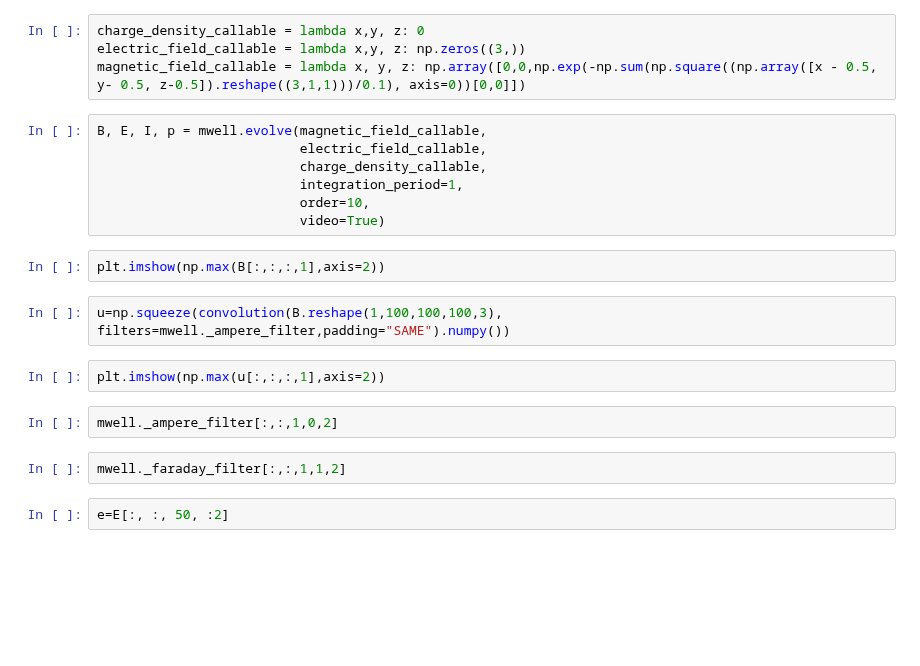
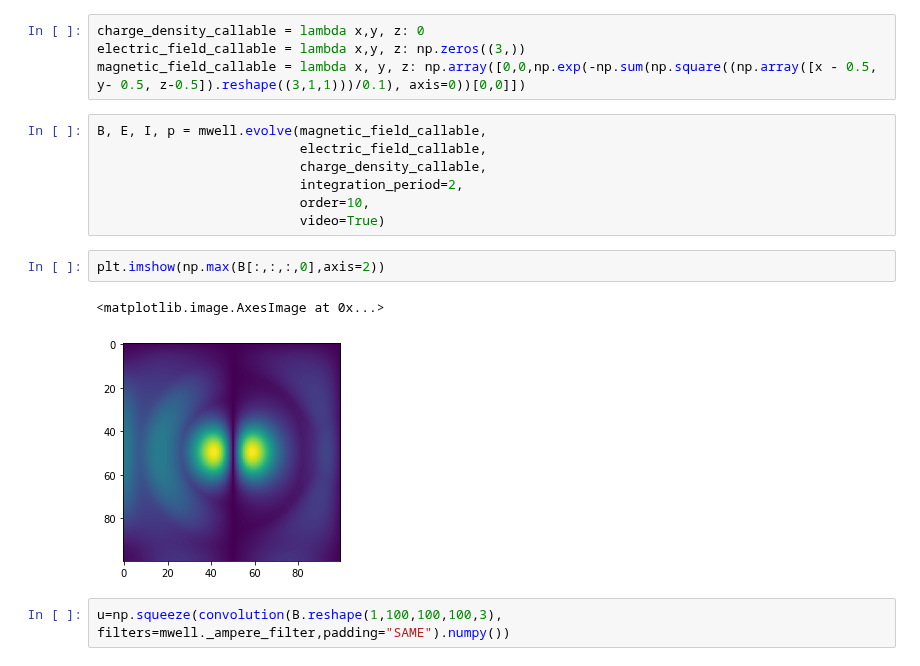
Before and after one commit to OliverSkocek/maxwell, a Jupyter notebook: notebooks/testing 3d.ipynb, the cells around one changed output. Cells and saved outputs as stored; diff of their text form; blank space fills up the shorter version.

```diff
--- a/notebooks/testing 3d.ipynb
+++ b/notebooks/testing 3d.ipynb
@@ -29,18 +29,13 @@ magnetic_field_callable = lambda x, y, z: np.array([0,0,np.exp(-np.sum(np.square
 B, E, I, p = mwell.evolve(magnetic_field_callable,
                           electric_field_callable,
                           charge_density_callable,
-                          integration_period=1,
+                          integration_period=2,
                           order=10,
                           video=True)
 # %%
-plt.imshow(np.max(B[:,:,:,1],axis=2))
+plt.imshow(np.max(B[:,:,:,0],axis=2))
+# %% [output]
+<matplotlib.image.AxesImage at 0x...>
+[figure, added]
 # %%
 u=np.squeeze(convolution(B.reshape(1,100,100,100,3), filters=mwell._ampere_filter,padding="SAME").numpy())
-# %%
-plt.imshow(np.max(u[:,:,:,1],axis=2))
-# %%
-mwell._ampere_filter[:,:,1,0,2]
-# %%
-mwell._faraday_filter[:,:,1,1,2]
-# %%
-e=E[:, :, 50, :2]
```
Also changed, not shown: parts of 9 cells of this notebook, 1 other file.
